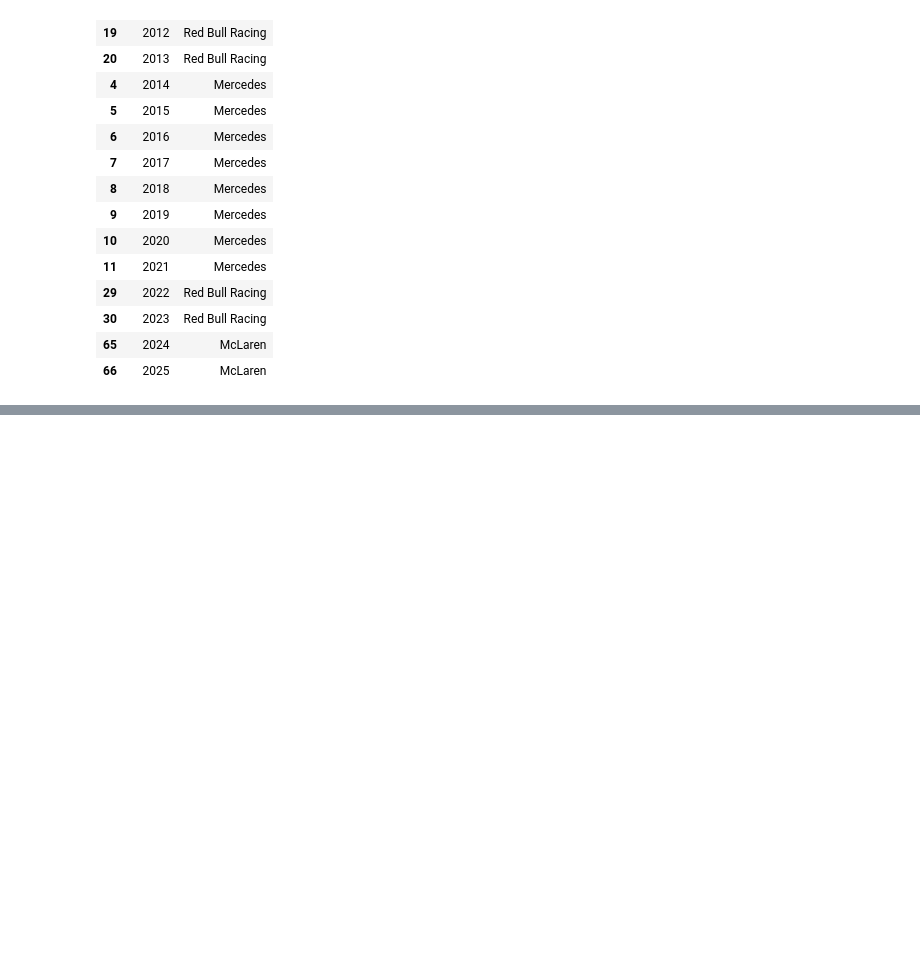
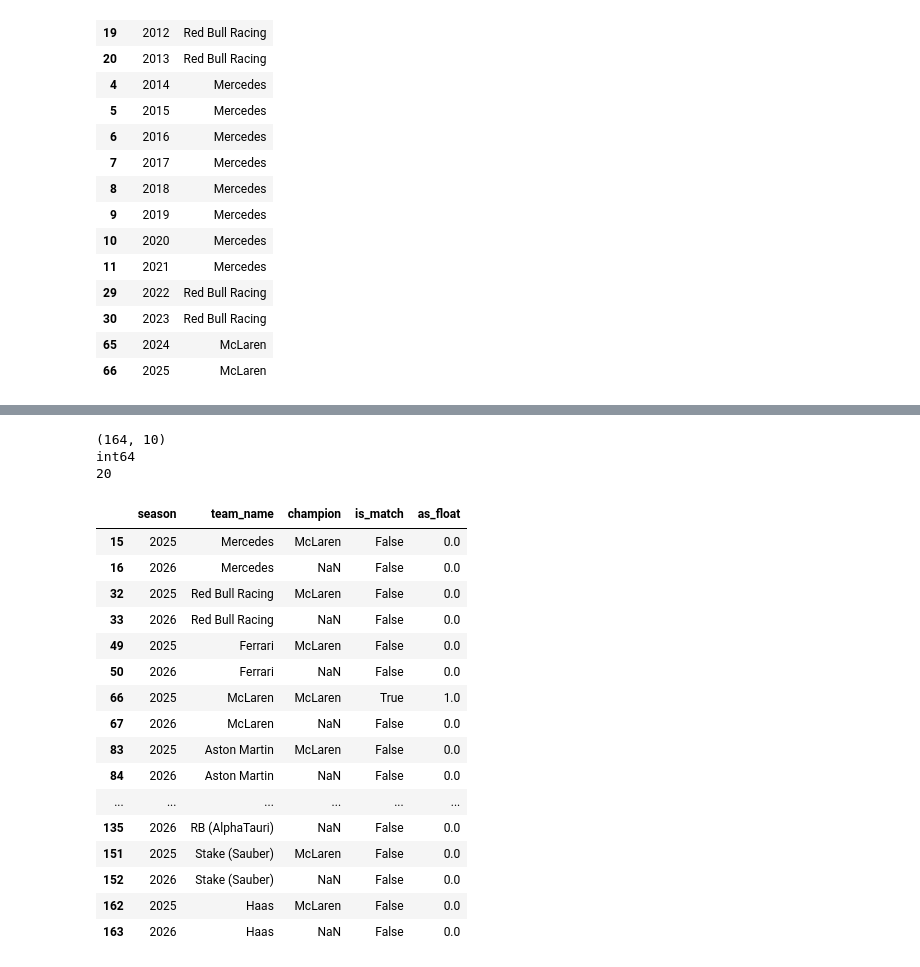
Before and after one commit to fredizenn/bank-of-horsepower, a Jupyter notebook: notebooks/02_build_table.ipynb, the cells around one changed output, grey strips where cells are left out. Cells and saved outputs as stored; diff of their text form; code cells hidden in the pictures; blank space fills up the shorter version.

```diff
--- a/notebooks/02_build_table.ipynb
+++ b/notebooks/02_build_table.ipynb
@@ -114,0 +136,39 @@ champions
+# %%
+raw = load_raw()
+cf = raw["constructor_finances"]
+
+print(cf.shape)              # expect (164, 10)
+print(cf["season"].dtype)    # expect int64
+
+sample = cf[cf["season"].isin([2025, 2026])][["season", "team_name"]]
+print(len(sample))           # expect 20: 10 teams x 2 seasons
+# %% [output]
+(164, 10)
+int64
+20
+# %%
+step_by_step = sample.assign(
+    champion=sample["season"].map(CHAMPIONS),
+)
+step_by_step["is_match"] = step_by_step["team_name"] == step_by_step["champion"]
+step_by_step["as_float"] = step_by_step["is_match"].astype(float)
+
+step_by_step
+# %% [output]
+|  | season | team_name | champion | is_match | as_float |
+| 15 | 2025 | Mercedes | McLaren | False | 0.0 |
+| 16 | 2026 | Mercedes | NaN | False | 0.0 |
+| 32 | 2025 | Red Bull Racing | McLaren | False | 0.0 |
+| 33 | 2026 | Red Bull Racing | NaN | False | 0.0 |
+| 49 | 2025 | Ferrari | McLaren | False | 0.0 |
+| 50 | 2026 | Ferrari | NaN | False | 0.0 |
+| 66 | 2025 | McLaren | McLaren | True | 1.0 |
+| 67 | 2026 | McLaren | NaN | False | 0.0 |
+| 83 | 2025 | Aston Martin | McLaren | False | 0.0 |
+| 84 | 2026 | Aston Martin | NaN | False | 0.0 |
+| ... | ... | ... | ... | ... | ... |
+| 135 | 2026 | RB (AlphaTauri) | NaN | False | 0.0 |
+| 151 | 2025 | Stake (Sauber) | McLaren | False | 0.0 |
+| 152 | 2026 | Stake (Sauber) | NaN | False | 0.0 |
+| 162 | 2025 | Haas | McLaren | False | 0.0 |
+| 163 | 2026 | Haas | NaN | False | 0.0 |
```
Also changed, not shown: parts of 2 cells of this notebook, 3 other files.
